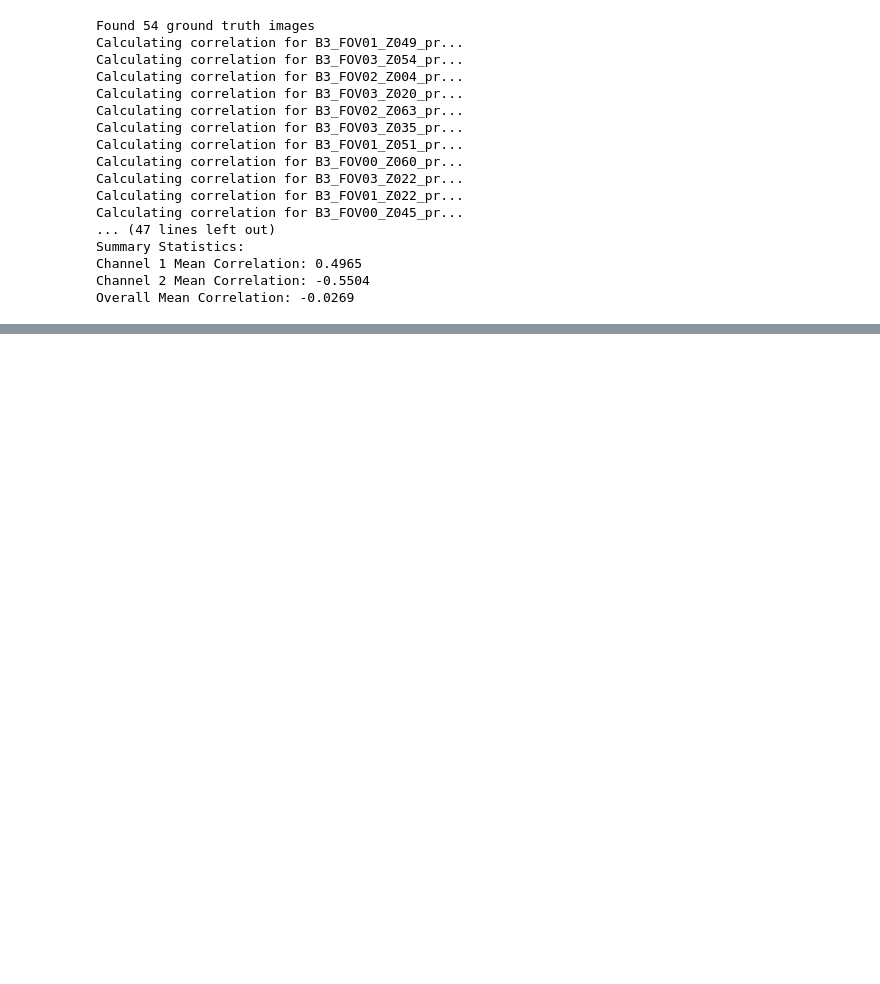
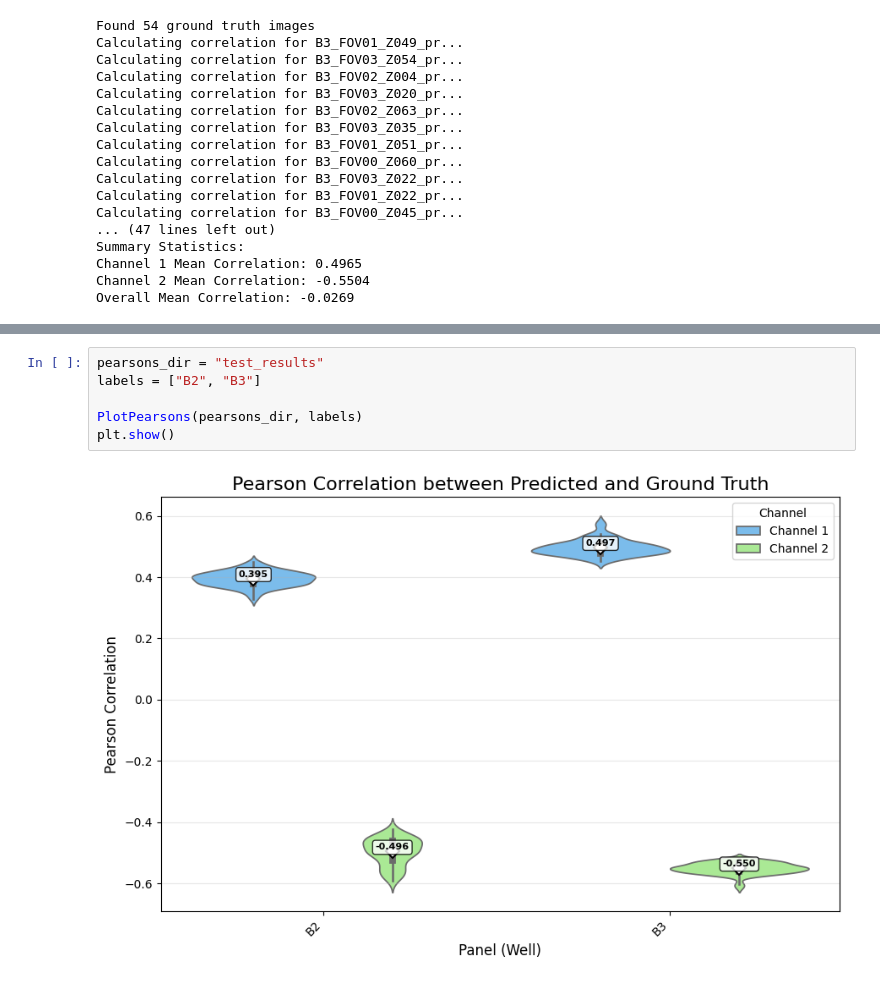
Before and after one commit to peneeta/neuro-ml-capstone, a Jupyter notebook: assess_model_performance.ipynb, the cells around one changed output, grey strips where cells are left out. Cells and saved outputs as stored; diff of their text form; blank space fills up the shorter version.

```diff
--- a/assess_model_performance.ipynb
+++ b/assess_model_performance.ipynb
@@ -127,0 +215,8 @@ Overall Mean Correlation: -0.0269
+# %%
+pearsons_dir = "test_results"
+labels = ["B2", "B3"]
+
+PlotPearsons(pearsons_dir, labels)
+plt.show()
+# %% [output]
+[figure, added]
```
Also changed, not shown: parts of 3 cells of this notebook, 1 other file.
